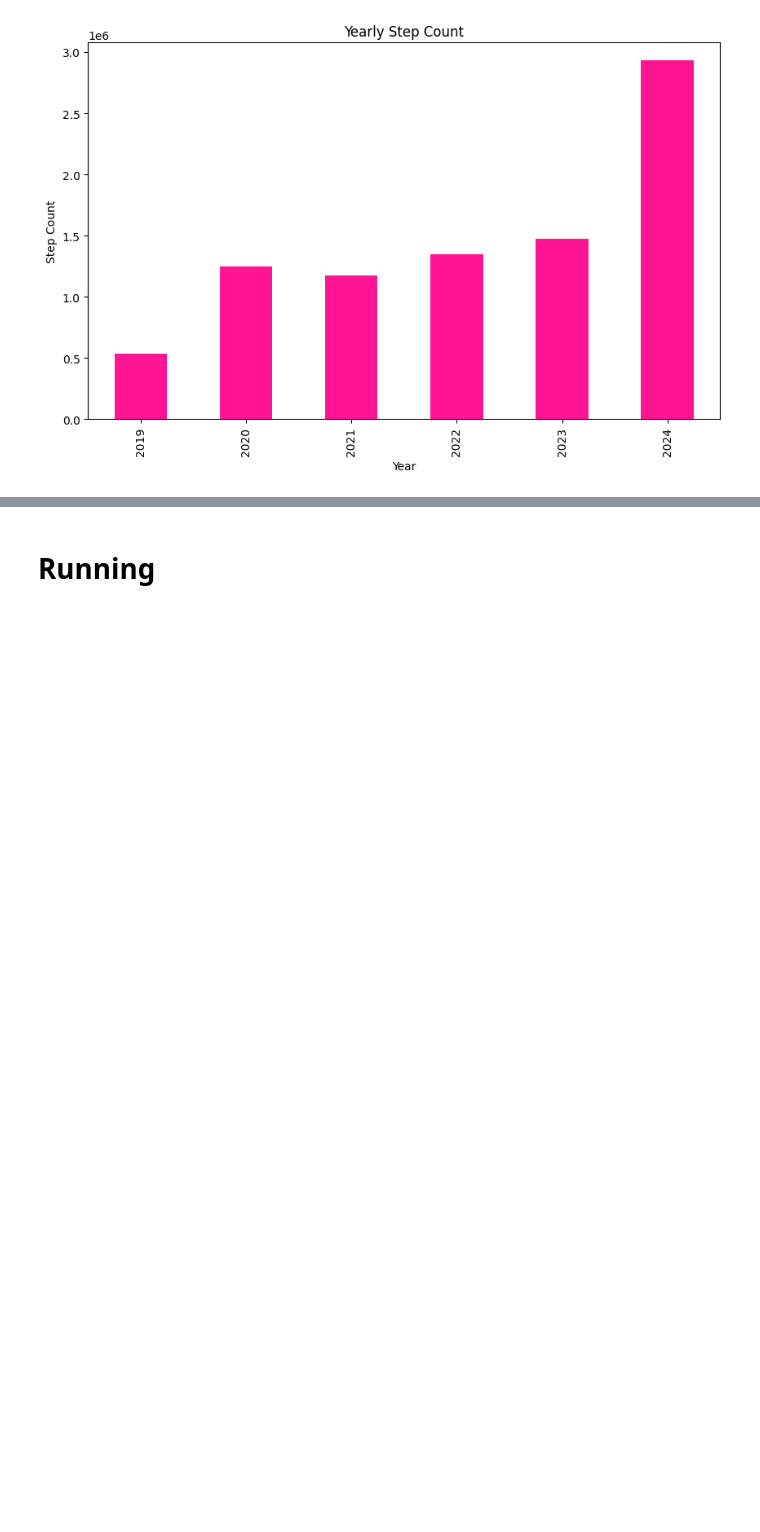
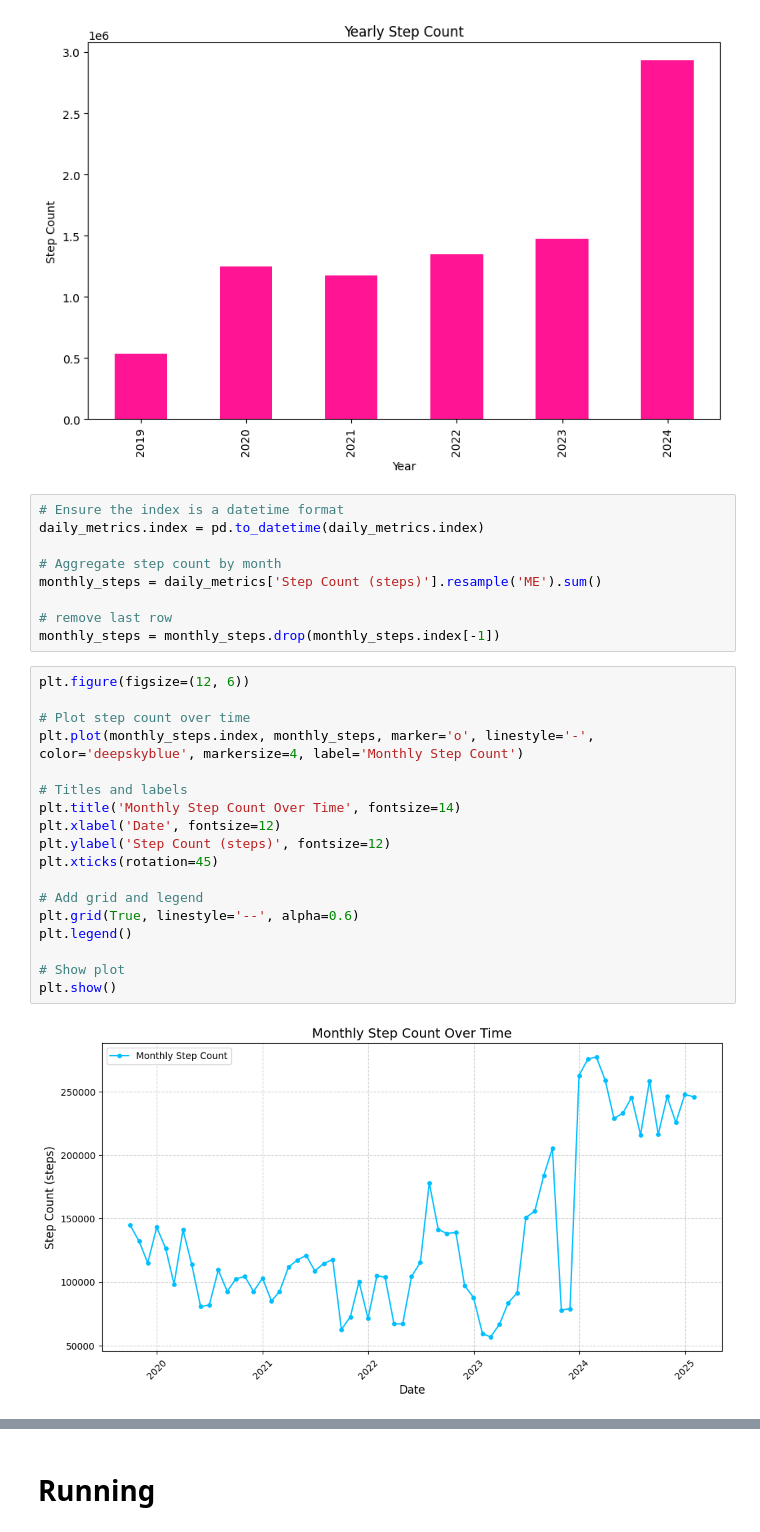
Before and after one commit to lerissamistry/My-Fitness-Journey-Through-Data, a Jupyter notebook: My_Fitness_Journey_Through_Data_A_Five_Year_Transformation.ipynb, the cells around one changed output, grey strips where cells are left out. Cells and saved outputs as stored; diff of their text form; blank space fills up the shorter version.

```diff
--- a/My_Fitness_Journey_Through_Data_A_Five_Year_Transformation.ipynb
+++ b/My_Fitness_Journey_Through_Data_A_Five_Year_Transformation.ipynb
@@ -398,3 +398,32 @@ plt.ylabel('Step Count')
 plt.show()
 # %% [output]
 [figure]
+# %%
+# Ensure the index is a datetime format
+daily_metrics.index = pd.to_datetime(daily_metrics.index)
+
+# Aggregate step count by month
+monthly_steps = daily_metrics['Step Count (steps)'].resample('ME').sum()
+
+# remove last row
+monthly_steps = monthly_steps.drop(monthly_steps.index[-1])
+# %%
+plt.figure(figsize=(12, 6))
+
+# Plot step count over time
+plt.plot(monthly_steps.index, monthly_steps, marker='o', linestyle='-', color='deepskyblue', markersize=4, label='Monthly Step Count')
+
+# Titles and labels
+plt.title('Monthly Step Count Over Time', fontsize=14)
+plt.xlabel('Date', fontsize=12)
+plt.ylabel('Step Count (steps)', fontsize=12)
+plt.xticks(rotation=45)
+
+# Add grid and legend
+plt.grid(True, linestyle='--', alpha=0.6)
+plt.legend()
+
+# Show plot
+plt.show()
+# %% [output]
+[figure, added]
```
Also changed, not shown: parts of 8 cells of this notebook.
